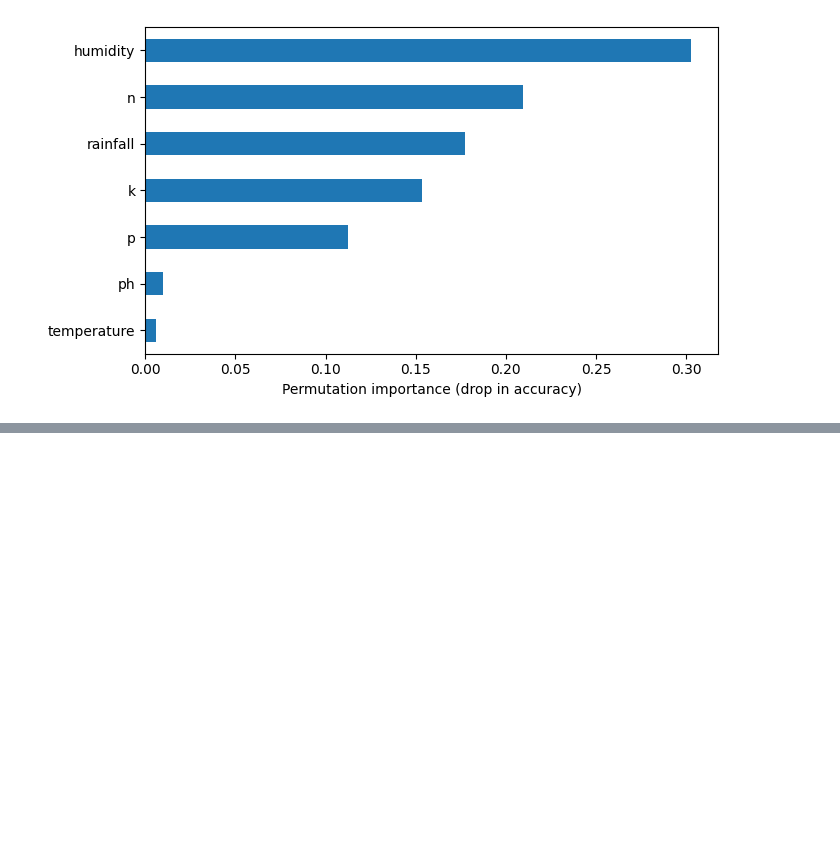
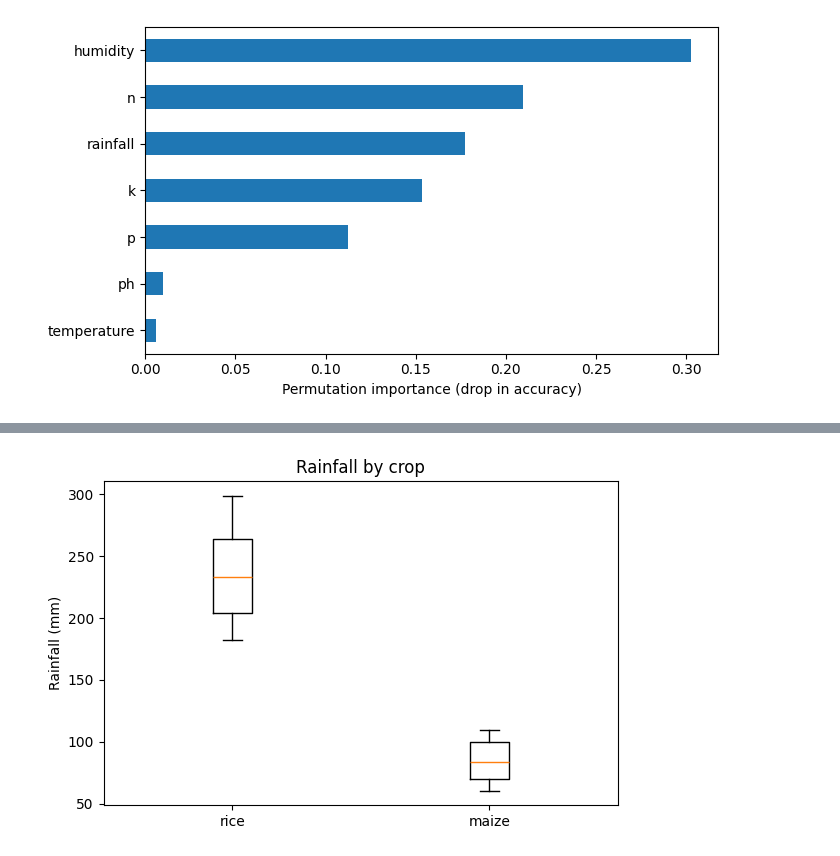
Before and after one commit to psubedicsu/Final-Project---608, a Jupyter notebook: Final_Project.ipynb, the cells around one changed output, grey strips where cells are left out. Saved outputs shown, nothing was run; the diff lists cells and outputs as text; code cells hidden in the pictures; blank space fills up the shorter version.

```diff
--- a/Final_Project.ipynb
+++ b/Final_Project.ipynb
@@ -315,0 +368,9 @@ plt.show()
+# %%
+plt.figure(figsize=(6,4))
+plt.boxplot([a, b], labels=["rice", "maize"])
+plt.ylabel("Rainfall (mm)")
+plt.title("Rainfall by crop")
+plt.tight_layout()
+plt.show()
+# %% [output]
+[figure, added]
```
Also changed, not shown: parts of 6 cells of this notebook.
